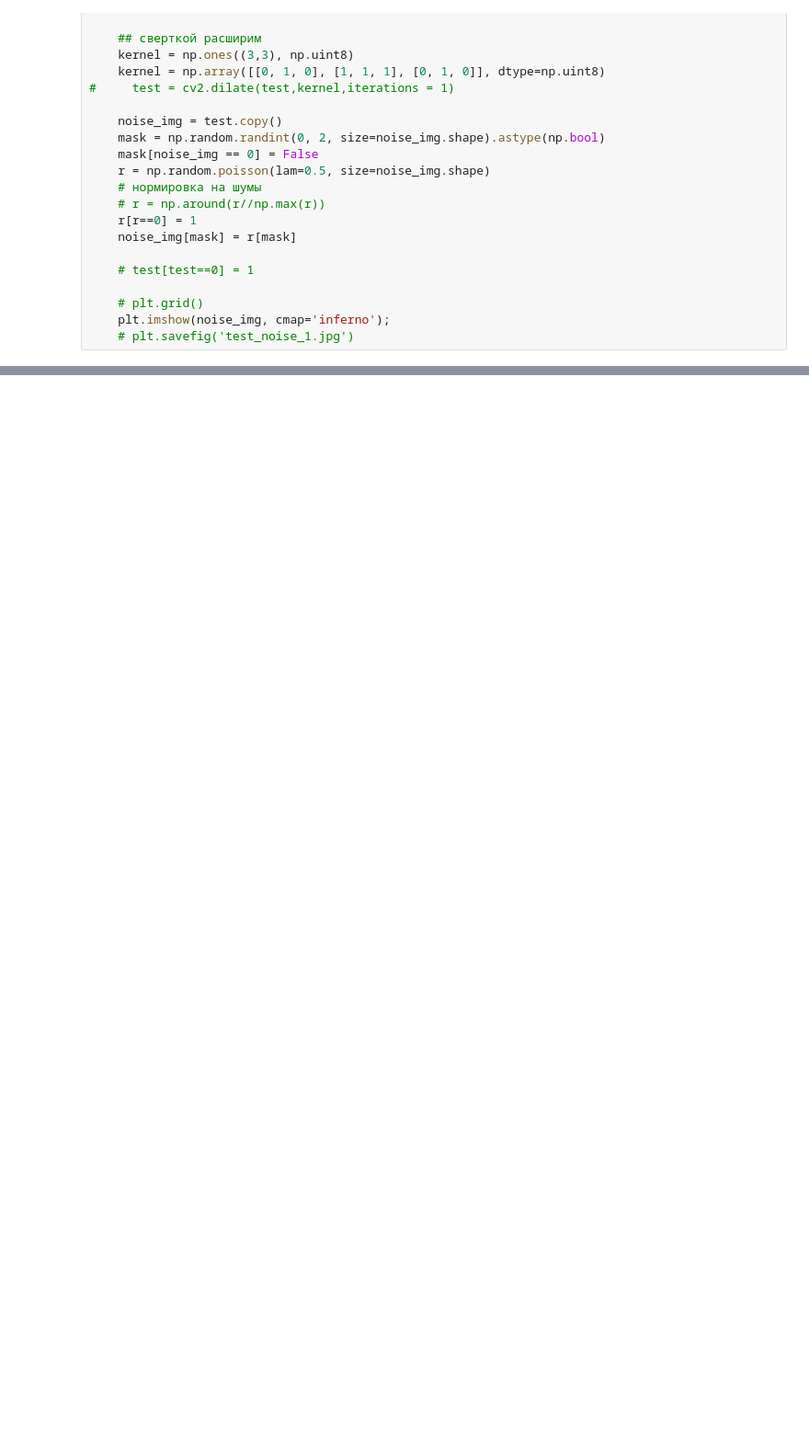
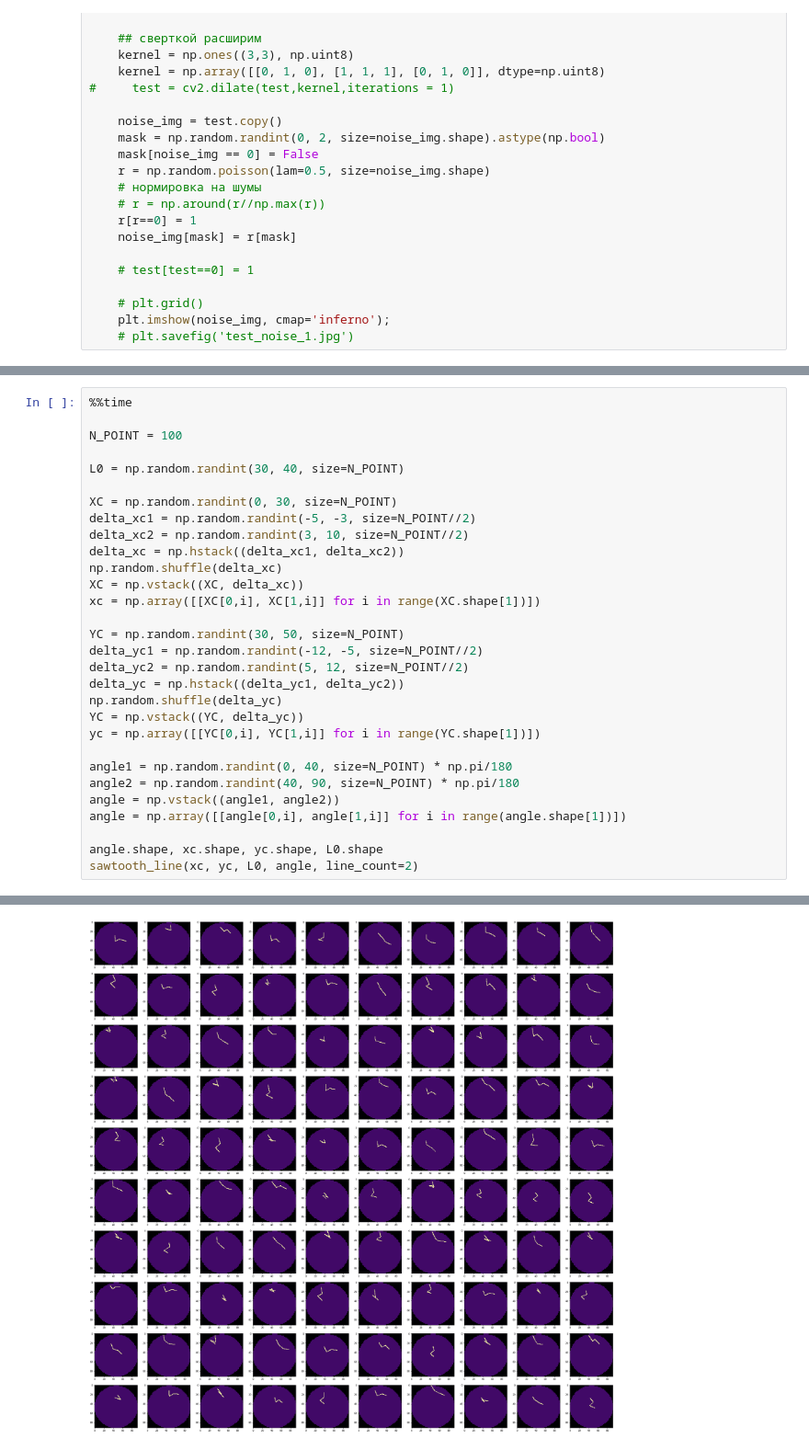
Before and after one commit to Keleas/Wafer_maps, a Jupyter notebook: Wafer_card_synthesis.ipynb, the cells around one changed output, grey strips where cells are left out. Shown at 92% size. Saved outputs shown, nothing was run; the diff lists cells and outputs as text; blank space fills up the shorter version.

```diff
--- a/Wafer_card_synthesis.ipynb
+++ b/Wafer_card_synthesis.ipynb
@@ -657,0 +757,31 @@ sawtooth_line(XC, YC, L0, angle, line_count=3)
+# %%
+%%time
+
+N_POINT = 100
+
+L0 = np.random.randint(30, 40, size=N_POINT)
+
+XC = np.random.randint(0, 30, size=N_POINT)
+delta_xc1 = np.random.randint(-5, -3, size=N_POINT//2)
+delta_xc2 = np.random.randint(3, 10, size=N_POINT//2)
+delta_xc = np.hstack((delta_xc1, delta_xc2))
+np.random.shuffle(delta_xc)
+XC = np.vstack((XC, delta_xc))
+xc = np.array([[XC[0,i], XC[1,i]] for i in range(XC.shape[1])])
+
+YC = np.random.randint(30, 50, size=N_POINT)
+delta_yc1 = np.random.randint(-12, -5, size=N_POINT//2)
+delta_yc2 = np.random.randint(5, 12, size=N_POINT//2)
+delta_yc = np.hstack((delta_yc1, delta_yc2))
+np.random.shuffle(delta_yc)
+YC = np.vstack((YC, delta_yc))
+yc = np.array([[YC[0,i], YC[1,i]] for i in range(YC.shape[1])])
+
+angle1 = np.random.randint(0, 40, size=N_POINT) * np.pi/180
+angle2 = np.random.randint(40, 90, size=N_POINT) * np.pi/180
+angle = np.vstack((angle1, angle2))
+angle = np.array([[angle[0,i], angle[1,i]] for i in range(angle.shape[1])])
+
+angle.shape, xc.shape, yc.shape, L0.shape
+sawtooth_line(xc, yc, L0, angle, line_count=2)
+# %% [output]
@@ -657,0 +789 @@ sawtooth_line(XC, YC, L0, angle, line_count=3)
+[figure, added]
```
Also changed, not shown: parts of 11 cells of this notebook.
